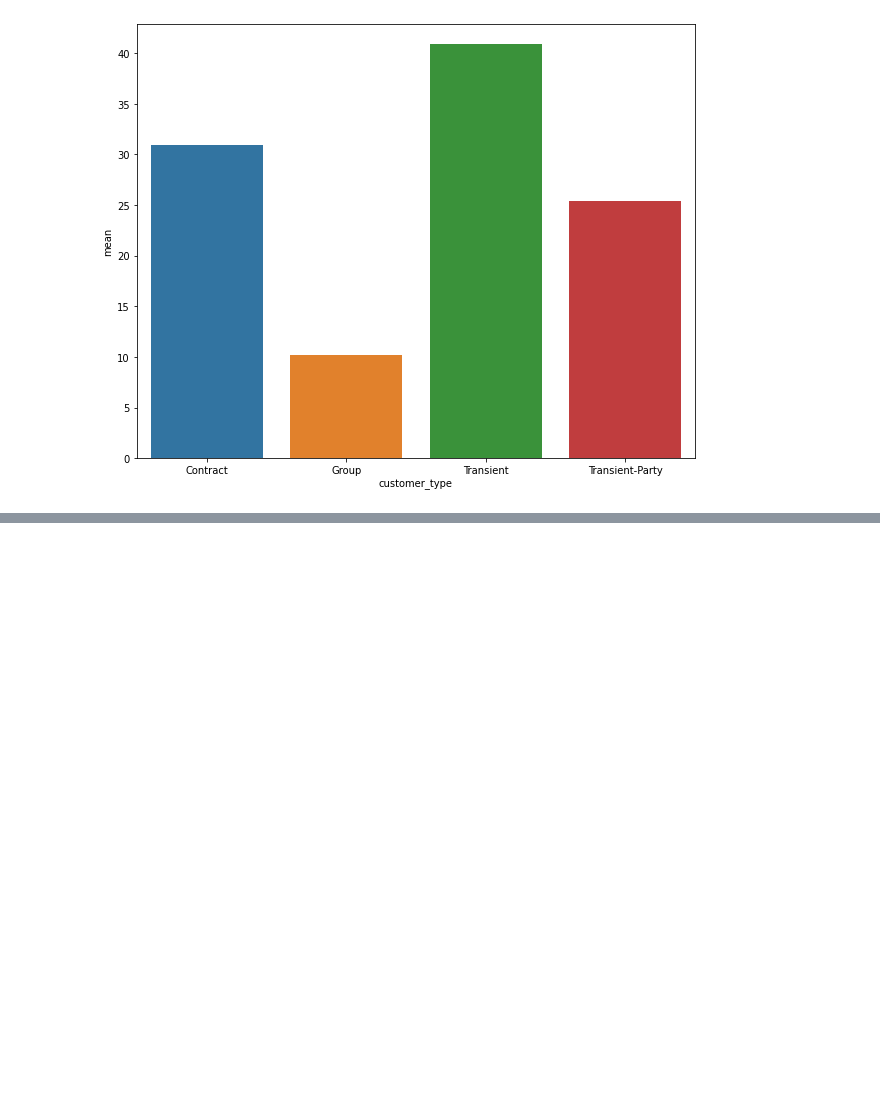
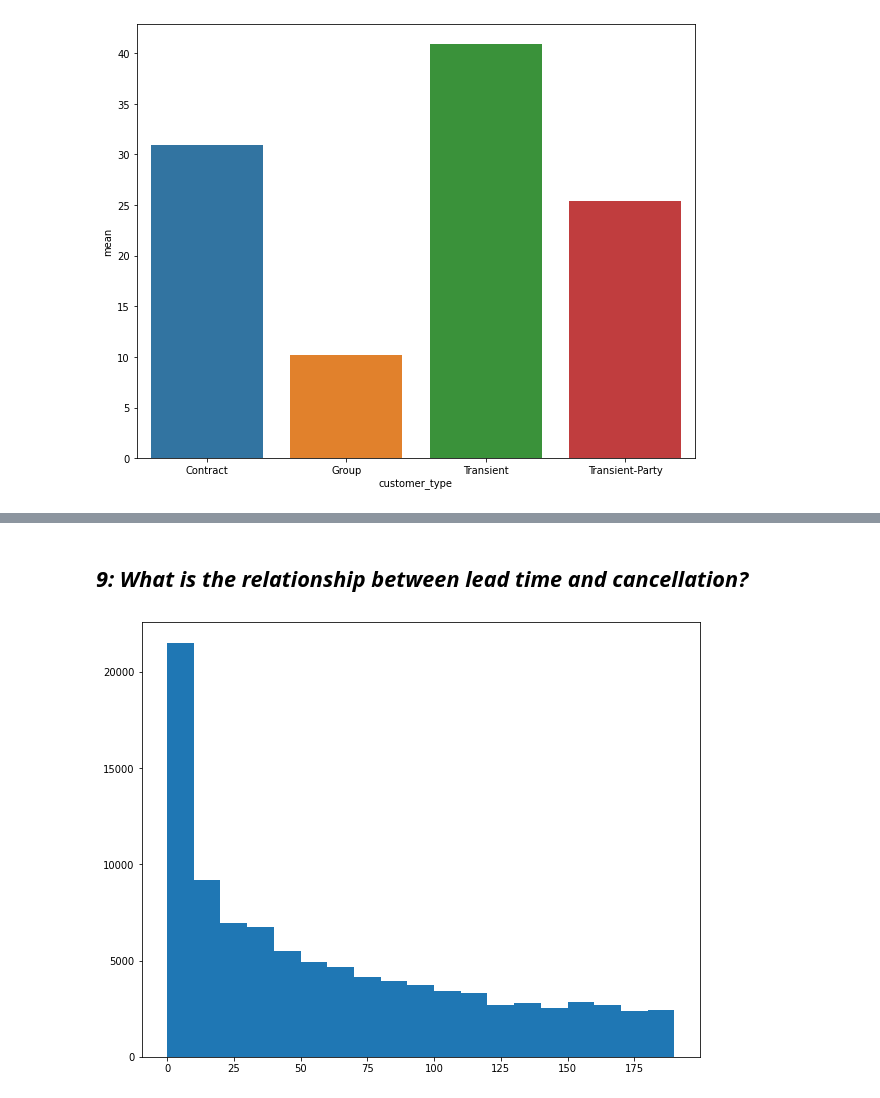
Before and after one commit to Achin120/Hotel-Booking-Analysis-, a Jupyter notebook: Achin_Hotel_Booking_Analysis_Capstone_Project.ipynb, the cells around one changed output, grey strips where cells are left out. Drawn from its saved outputs; the diff is of its cells as text; code cells hidden in the pictures; blank space fills up the shorter version.

```diff
--- a/Achin_Hotel_Booking_Analysis_Capstone_Project.ipynb
+++ b/Achin_Hotel_Booking_Analysis_Capstone_Project.ipynb
@@ -621,0 +665,7 @@ plt.show()
+# %% [markdown]
+## ***9: What is the relationship between lead time and cancellation?***
+# %%
+# Plot the hisogram to show the relationship between lead time and cancellation.
+plt.hist (hotel_booking_new.lead_time, bins= np.arange(0,200,10))
+# %% [output]
+[figure, added]
```
Also changed, not shown: parts of 23 cells of this notebook.
